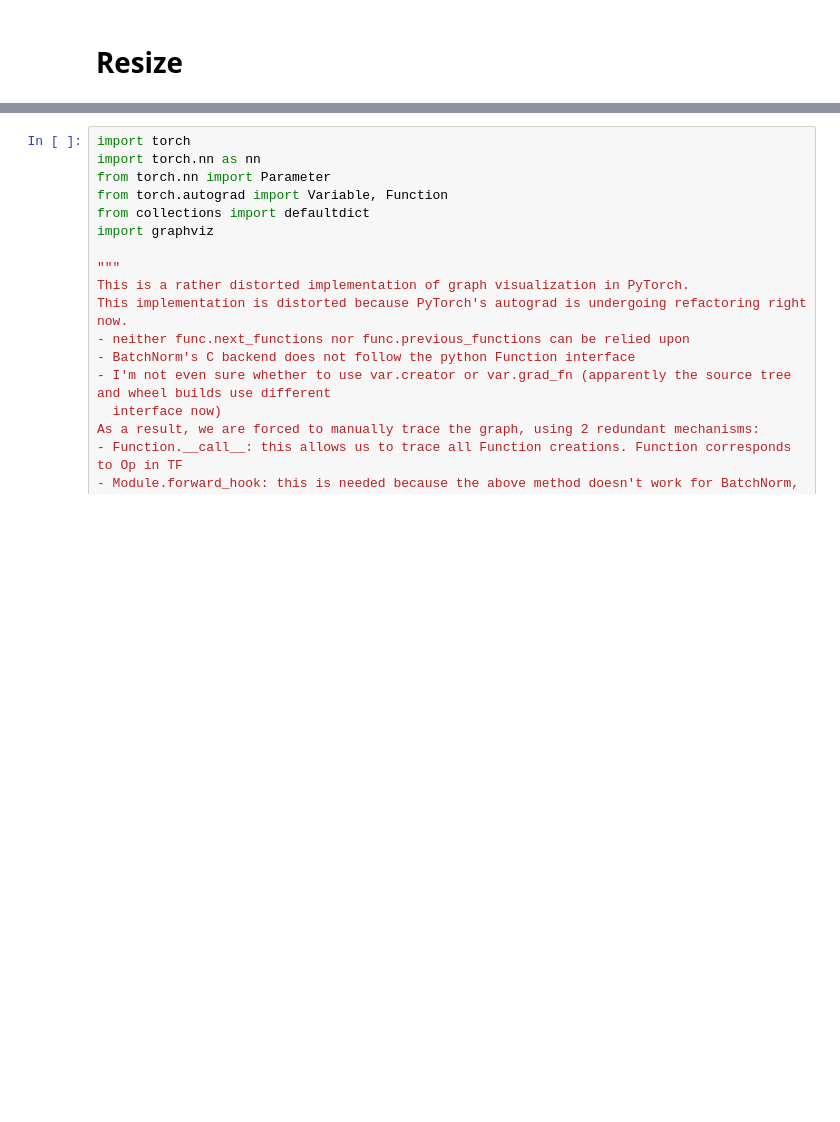
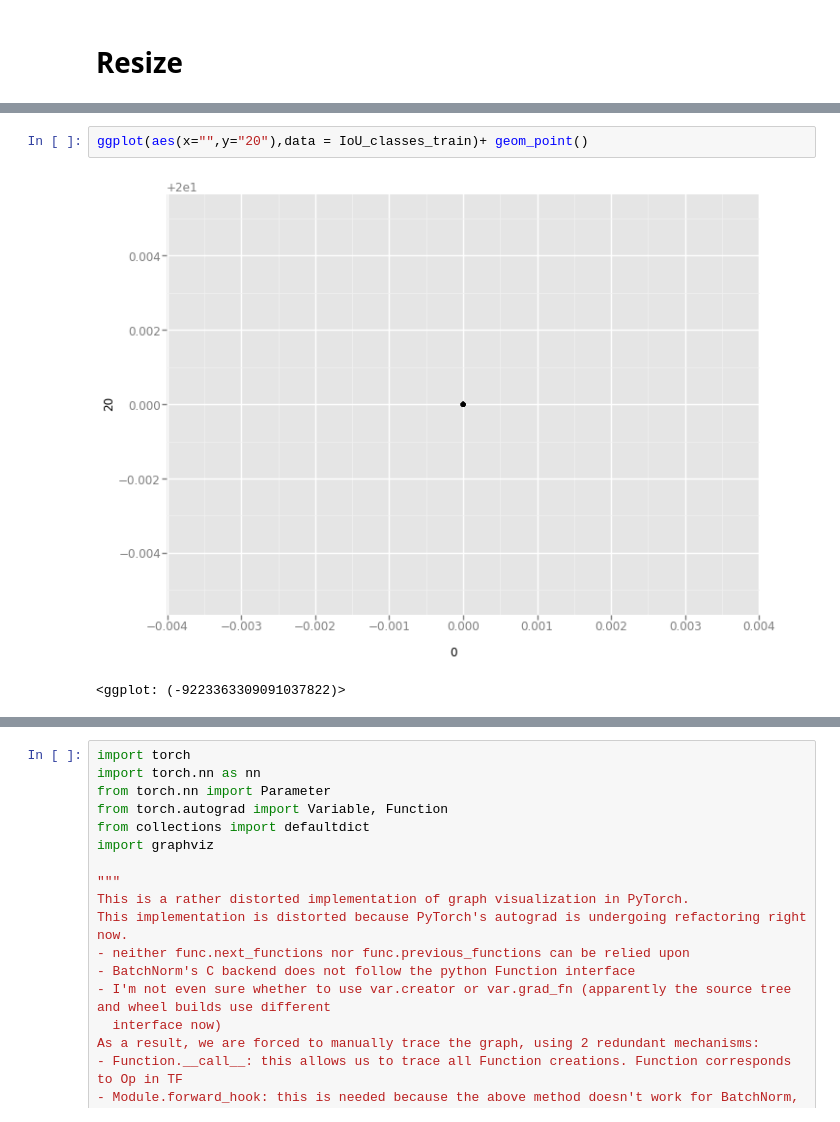
Before and after one commit to Hv0nnus/GridNet, a Jupyter notebook: main.ipynb, the cells around one changed output, grey strips where cells are left out. Saved outputs shown, nothing was run; the diff lists cells and outputs as text; blank space fills up the shorter version.

```diff
--- a/main.ipynb
+++ b/main.ipynb
@@ -676,0 +768,5 @@ print(len(a))
+# %%
+ggplot(aes(x="",y="20"),data = IoU_classes_train)+ geom_point()
+# %% [output]
+[figure, added]
+<ggplot: (-9223363309091037822)>
```
Also changed, not shown: parts of 42 cells of this notebook.
